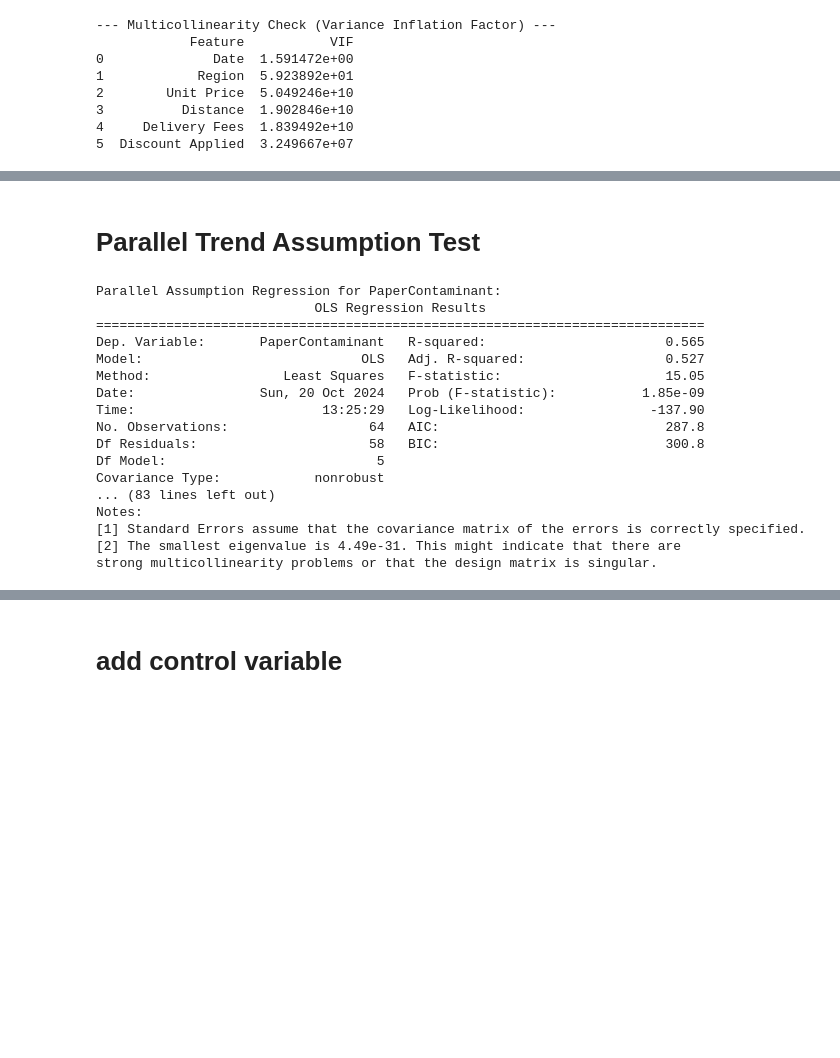
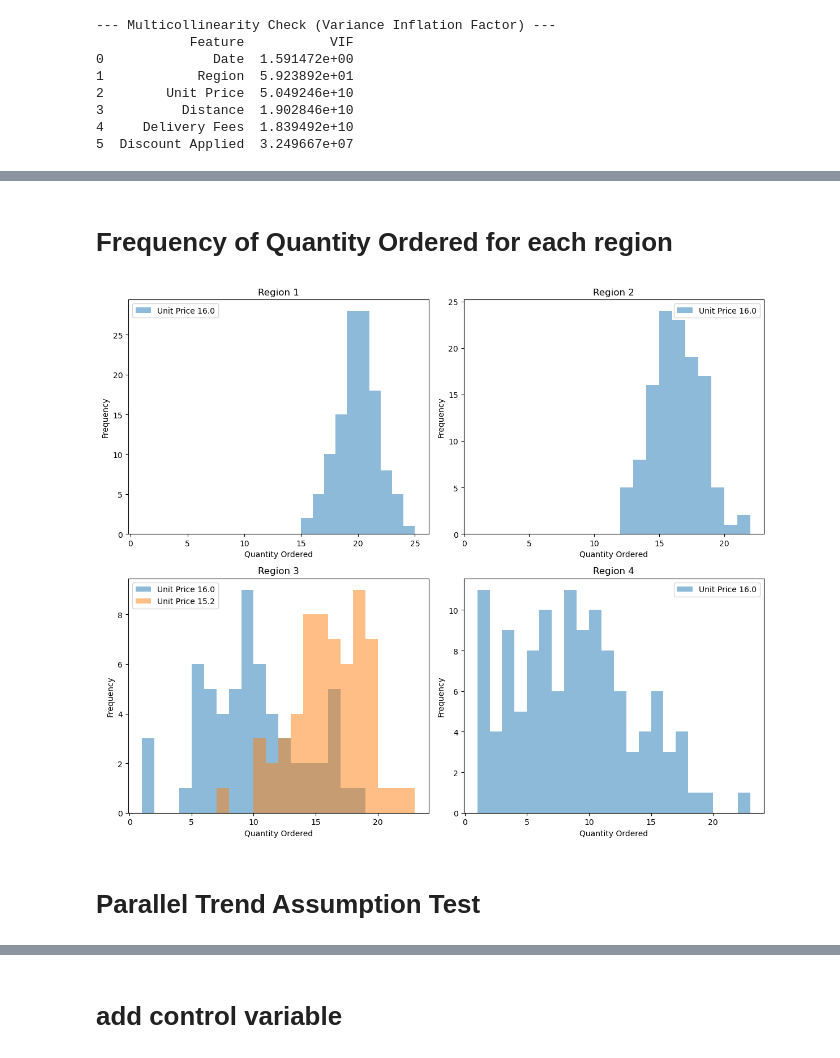
Before and after one commit to Alphteow/EconsModel, a Jupyter notebook: Econ_Group_Project3.ipynb, the cells around one changed output, grey strips where cells are left out. Drawn from its saved outputs; the diff is of its cells as text; code cells hidden in the pictures; blank space fills up the shorter version.

```diff
--- a/Econ_Group_Project3.ipynb
+++ b/Econ_Group_Project3.ipynb
@@ -229,44 +304,54 @@ print(vif_data)
+# %% [markdown]
+# Frequency of Quantity Ordered for each region
+# %%
+# Create a figure with 4 subplots (2x2 grid)
+fig, axs = plt.subplots(2, 2, figsize=(12, 10))
+
+# Flatten the array of axes for easy iteration
+axs = axs.flatten()
+
+# Plot histogram for each region and unit price
+for i, region in enumerate(df['Region'].unique()):
+    region_data = df[df['Region'] == region]
+    for unit_price in region_data['Unit Price'].unique():
+        unit_price_data = region_data[region_data['Unit Price'] == unit_price]
+        axs[i].hist(unit_price_data['Quantity Ordered'], bins=range(1, unit_price_data['Quantity Ordered'].max() + 2), alpha=0.5, label=f'Unit Price {unit_price}')
+
+    axs[i].set_xlabel('Quantity Ordered')
+    axs[i].set_ylabel('Frequency')
+    axs[i].set_title(f'Region {region}')
+    axs[i].legend()
+
+# Adjust layout
+plt.tight_layout()
+
+# Show the plot
+plt.show()
+# %% [output]
+[figure, added]
 # %% [markdown]
 # Parallel Trend Assumption Test
 # %%
-# Testing for parallelism assumption using Prof. Keppo's method from his paper
-def parallel_assumption_regression(phase_data, dependent_var):
-    # Define the independent variables (Treatment, Phase_2, Phase_3, Treatment_Phase_2, Treatment_Phase_3)
-    X = phase_data[['Treatment', 'Phase_2', 'Phase_3','Treatment_Phase_1', 'Treatment_Phase_2', 'Treatment_Phase_3']] #####
+# # Testing for parallelism assumption using Prof. Keppo's method from his paper
+# def parallel_assumption_regression(phase_data, dependent_var):
+#     # Define the independent variables (Treatment, Phase_2, Phase_3, Treatment_Phase_2, Treatment_Phase_3)
+#     X = phase_data[['Treatment', 'Phase_2', 'Phase_3','Treatment_Phase_1', 'Treatment_Phase_2', 'Treatment_Phase_3']] #####
 
-    # Add a constant (intercept) to the independent variables
-    X = sm.add_constant(X)
+#     # Add a constant (intercept) to the independent variables
+#     X = sm.add_constant(X)
 
-    # Define the dependent variable
-    y = phase_data[dependent_var]
+#     # Define the dependent variable
+#     y = phase_data[dependent_var]
 
-    # Fit the regression model
-    model = sm.OLS(y, X).fit()
+#     # Fit the regression model
+#     model = sm.OLS(y, X).fit()
 
-    # Print the summary of the regression
-    print(model.summary())
+#     # Print the summary of the regression
+#     print(model.summary())
 
 
-for trash in trash_type:
-    print(f"Parallel Assumption Regression for {trash}:")
-    results = parallel_assumption_regression(df_3, trash)
-    all_results.append(results)  # Append results to the list
+# # for trash in trash_type:
+# #     print(f"Parallel Assumption Regression for {trash}:")
+# #     results = parallel_assumption_regression(df_3, trash)
+# #     all_results.append(results)  # Append results to the list
-# %% [output]
-Parallel Assumption Regression for PaperContaminant:
-                            OLS Regression Results
-==============================================================================
-Dep. Variable:       PaperContaminant   R-squared:                       0.565
-Model:                            OLS   Adj. R-squared:                  0.527
-Method:                 Least Squares   F-statistic:                     15.05
-Date:                Sun, 20 Oct 2024   Prob (F-statistic):           1.85e-09
-Time:                        13:25:29   Log-Likelihood:                -137.90
-No. Observations:                  64   AIC:                             287.8
-Df Residuals:                      58   BIC:                             300.8
-Df Model:                           5
-Covariance Type:            nonrobust
-... (83 lines left out)
-Notes:
-[1] Standard Errors assume that the covariance matrix of the errors is correctly specified.
-[2] The smallest eigenvalue is 4.49e-31. This might indicate that there are
-strong multicollinearity problems or that the design matrix is singular.
 # %%
```
Also changed, not shown: parts of 26 cells of this notebook.
